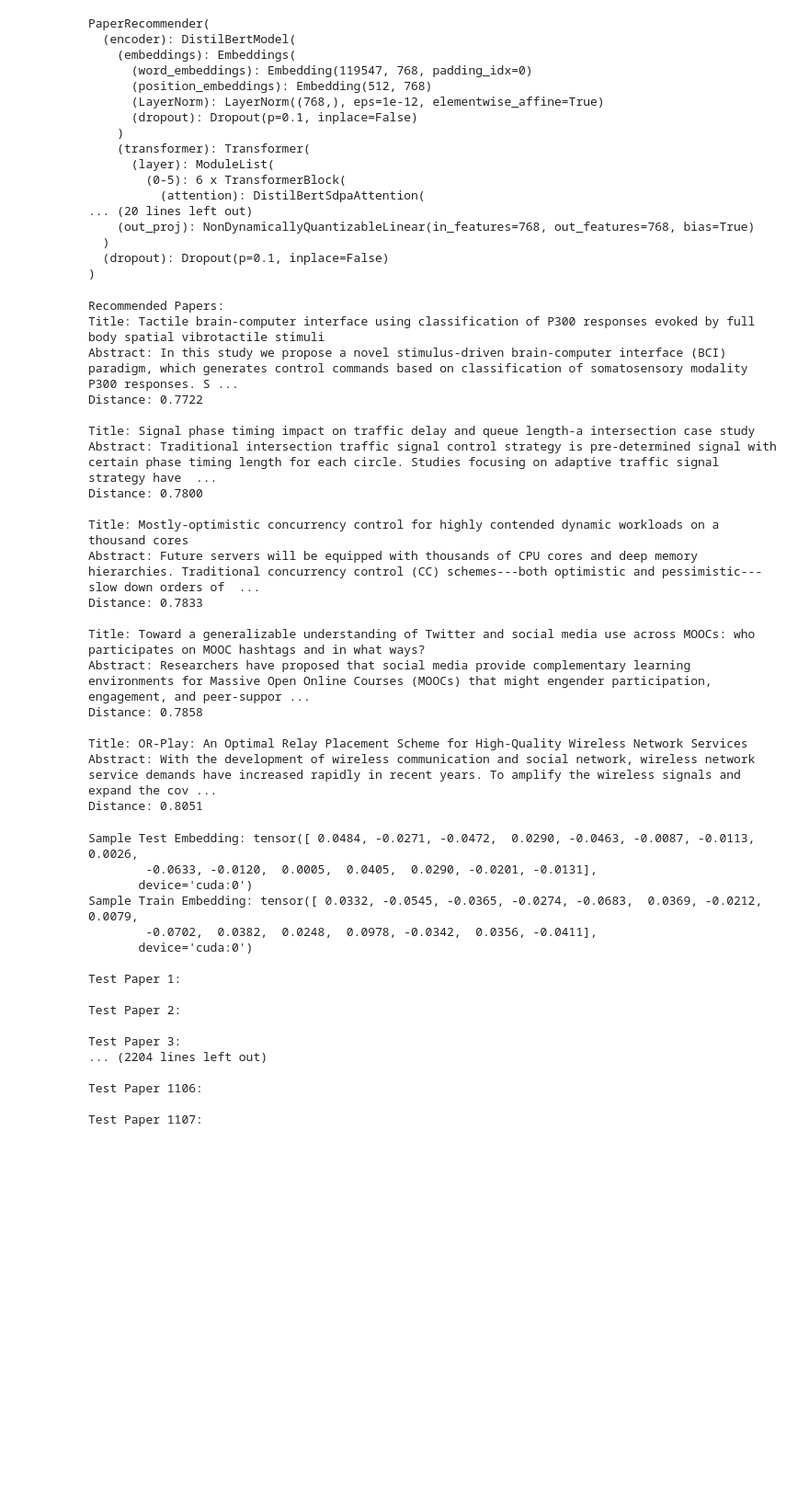
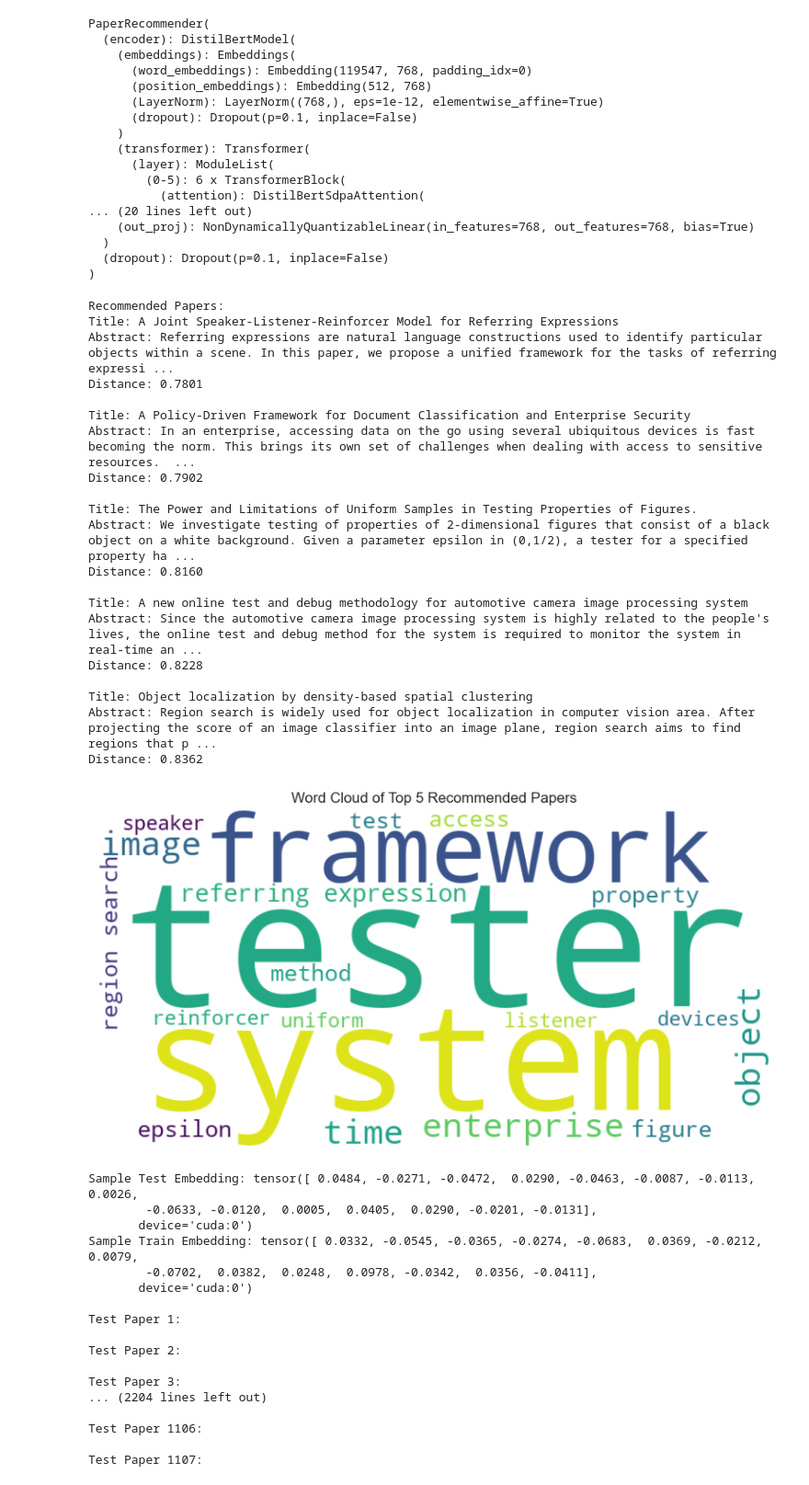
Before and after one commit to sdhanraj-1/ECE9309_MachineLearningProject, a Jupyter notebook: Transformer/transformer.ipynb, the cells around one changed output. Shown: that part at 92% size. Saved outputs shown, nothing was run; the diff lists cells and outputs as text; code cells hidden in the pictures; blank space fills up the shorter version.

```diff
--- a/Transformer/transformer.ipynb
+++ b/Transformer/transformer.ipynb
@@ -397,7 +379,10 @@ PaperRecommender(
   (dropout): Dropout(p=0.1, inplace=False)
 )
 # %%
-def recommend_papers(query, model, df, top_k=5):
+from wordcloud import WordCloud
+import matplotlib.pyplot as plt
+
+def recommend_papers(query, model, df, top_k=5, return_results=False):
     model.eval()
 
     # Tokenize and encode query
@@ -406,7 +391,7 @@ def recommend_papers(query, model, df, top_k=5):
     with torch.no_grad():
         query_embedding = model(query_tokens["input_ids"], query_tokens["attention_mask"]).cpu().numpy()
 
-    # Compute Euclidean distances between query and all paper embeddings
+    # Compute embeddings for all papers
     paper_embeddings = []
     paper_indices = []
 
@@ -419,7 +404,7 @@ def recommend_papers(query, model, df, top_k=5):
             paper_embeddings.append(batch_embeddings)
             paper_indices.extend(batch["paper_index"].numpy())  # Store original indices
 
-    paper_embeddings = np.vstack(paper_embeddings)  # Stack all embeddings
+    paper_embeddings = np.vstack(paper_embeddings)
     paper_indices = np.array(paper_indices)
 
     # Compute pairwise Euclidean distances
@@ -428,33 +413,62 @@ def recommend_papers(query, model, df, top_k=5):
     # Get top-k closest papers (smallest distances)
     top_indices = np.argsort(distances)[:top_k]
 
+    recommendations = []
+    wordcloud_text = ""
+
     print("\nRecommended Papers:")
     for idx in top_indices:
         paper_idx = paper_indices[idx]
-        print(f"Title: {df.iloc[paper_idx]['title']}\nAbstract: {df.iloc[paper_idx]['abstract']}\nDistance: {distances[idx]:.4f}\n")
+        title = df.iloc[paper_idx]['title']
+        abstract = df.iloc[paper_idx]['abstract']
+        distance = distances[idx]
+
+        print(f"Title: {title}\nAbstract: {abstract}\nDistance: {distance:.4f}\n")
+
+        recommendations.append({
+            "title": title,
+            "abstract": abstract,
+            "distance": float(distance)
+        })
+
+        wordcloud_text += " " + title + " " + abstract  # Aggregate text for word cloud
+
+    # Generate and display word cloud from top 5 paper content
+    if wordcloud_text.strip():
+        wordcloud = WordCloud(width=800, height=400, background_color='white', max_words=20).generate(wordcloud_text)
+
+        plt.figure(figsize=(10, 5))
+        plt.imshow(wordcloud, interpolation='bilinear')
+        plt.axis("off")
+        plt.title("Word Cloud of Top 5 Recommended Papers")
+        plt.show()
+
+    if return_results:
+        return recommendations
 # %%
-recommend_papers("deep learning for edge computing", model, df)
+recommend_papers("stochastic hybrid system modeling", model, df)
 # %% [output]
 Recommended Papers:
-Title: Tactile brain-computer interface using classification of P300 responses evoked by full body spatial vibrotactile stimuli
-Abstract: In this study we propose a novel stimulus-driven brain-computer interface (BCI) paradigm, which generates control commands based on classification of somatosensory modality P300 responses. S ...
-Distance: 0.7722
+Title: A Joint Speaker-Listener-Reinforcer Model for Referring Expressions
+Abstract: Referring expressions are natural language constructions used to identify particular objects within a scene. In this paper, we propose a unified framework for the tasks of referring expressi ...
+Distance: 0.7801
 
-Title: Signal phase timing impact on traffic delay and queue length-a intersection case study
-Abstract: Traditional intersection traffic signal control strategy is pre-determined signal with certain phase timing length for each circle. Studies focusing on adaptive traffic signal strategy have  ...
-Distance: 0.7800
+Title: A Policy-Driven Framework for Document Classification and Enterprise Security
+Abstract: In an enterprise, accessing data on the go using several ubiquitous devices is fast becoming the norm. This brings its own set of challenges when dealing with access to sensitive resources.  ...
+Distance: 0.7902
 
-Title: Mostly-optimistic concurrency control for highly contended dynamic workloads on a thousand cores
-Abstract: Future servers will be equipped with thousands of CPU cores and deep memory hierarchies. Traditional concurrency control (CC) schemes---both optimistic and pessimistic---slow down orders of  ...
-Distance: 0.7833
+Title: The Power and Limitations of Uniform Samples in Testing Properties of Figures.
+Abstract: We investigate testing of properties of 2-dimensional figures that consist of a black object on a white background. Given a parameter epsilon in (0,1/2), a tester for a specified property ha ...
+Distance: 0.8160
 
-Title: Toward a generalizable understanding of Twitter and social media use across MOOCs: who participates on MOOC hashtags and in what ways?
-Abstract: Researchers have proposed that social media provide complementary learning environments for Massive Open Online Courses (MOOCs) that might engender participation, engagement, and peer-suppor ...
-Distance: 0.7858
+Title: A new online test and debug methodology for automotive camera image processing system
+Abstract: Since the automotive camera image processing system is highly related to the people's lives, the online test and debug method for the system is required to monitor the system in real-time an ...
+Distance: 0.8228
 
-Title: OR-Play: An Optimal Relay Placement Scheme for High-Quality Wireless Network Services
-Abstract: With the development of wireless communication and social network, wireless network service demands have increased rapidly in recent years. To amplify the wireless signals and expand the cov ...
-Distance: 0.8051
+Title: Object localization by density-based spatial clustering
+Abstract: Region search is widely used for object localization in computer vision area. After projecting the score of an image classifier into an image plane, region search aims to find regions that p ...
+Distance: 0.8362
+[figure, added]
 # %%
 # Generate embeddings for all papers using the trained model
 def get_embeddings(dataloader, model):
```
Also changed, not shown: parts of 5 cells of this notebook.
